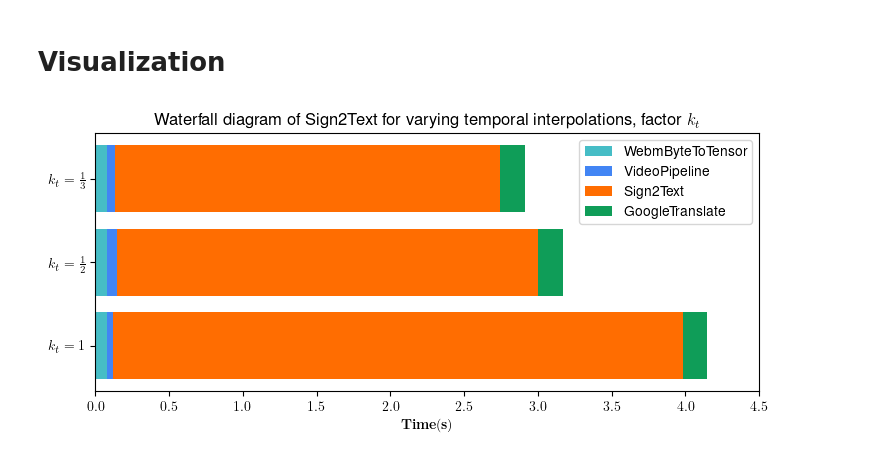
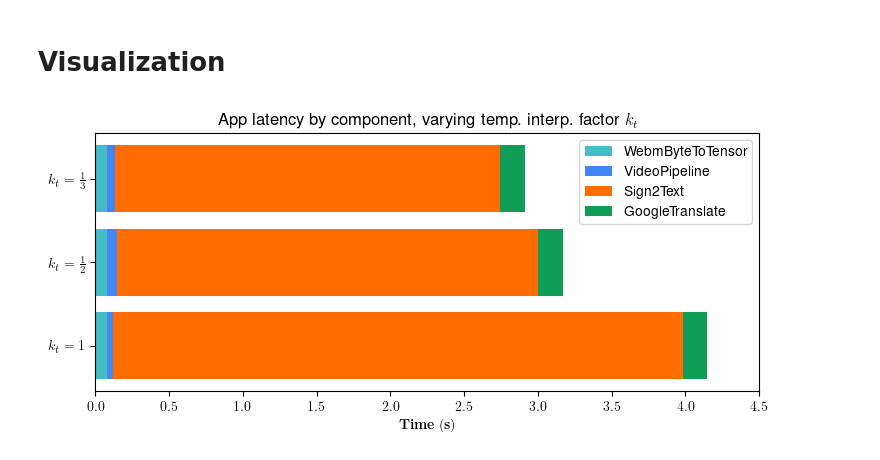
Before and after one commit to SignLanguage2Speech/SLTServer, a Jupyter notebook: perf_analysis_experiments.ipynb, the cells around one changed output. Drawn from its saved outputs; the diff is of its cells as text; code cells hidden in the pictures.

Commit message:
Change waterfall diagram a bit

```diff
--- a/perf_analysis_experiments.ipynb
+++ b/perf_analysis_experiments.ipynb
@@ -188,34 +188,34 @@ kt = ["$k_t = 1$", "$k_t = \\frac{1}{2}$", "$k_t = \\frac{1}{3}$"]
 #                                 [0.792, 1.03, 1.11],            # s2t_overhead
 #                                 [3.075, 1.83, 1.505],           # s2t_variable
 #                                 [1.65e-01, 1.65e-01, 1.65e-01], # google_translate
 #                                 ]).T
 s2t_pipeline_times =  np.array([[7.67e-02, 7.67e-02, 7.67e-02], # byte_to_tensor
                                 [4.10e-02, 6.63e-02, 5.35e-02], # video_pipe
                                 np.array([0.792, 1.03, 1.11])+            # s2t_overhead
                                 np.array([3.075, 1.83, 1.505]),           # s2t_variable
                                 [1.65e-01, 1.65e-01, 1.65e-01], # google_translate
                                 ]).T
 
 # hacky one-liner because of weird matplotlib hbar syntax
 plots = [plt.barh(kt, s2t_pipeline_times[:,0], color=color_map[0])] + \
     [plt.barh(kt, s2t_pipeline_times[:,i], left=np.sum(s2t_pipeline_times[:,:i], axis=1), color=color_map[i]) for i in range(1,len(color_map))]
 
 
 plt.legend(plots,
            ["WebmByteToTensor",
             "VideoPipeline",
             "Sign2Text",
             # "Sign2Text [overhead]",
             # "Sign2Text [variable]",
             "GoogleTranslate"],
             loc="upper right")
 
 plt.xticks([x/2 for x in range(9+1)])
-plt.xlabel("$\mathbf{Time(s)}$")
+plt.xlabel("$\mathbf{Time~(s)}$")
 # plt.grid(axis="x")
 
-plt.title("Waterfall diagram of Sign2Text for varying temporal interpolations, factor $k_t$")
+plt.title("App latency by component, varying temp. interp. factor $k_t$")
 # plt.show()
-plt.savefig("waterfall_diagram_v2.png")
+plt.savefig("waterfall_diagram_v3.png")
 # %% [output]
-[figure, old version]
+[figure, new version]
```
